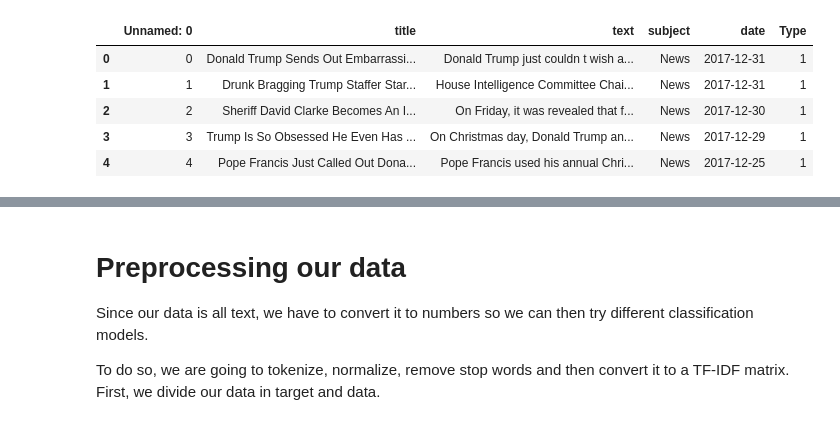
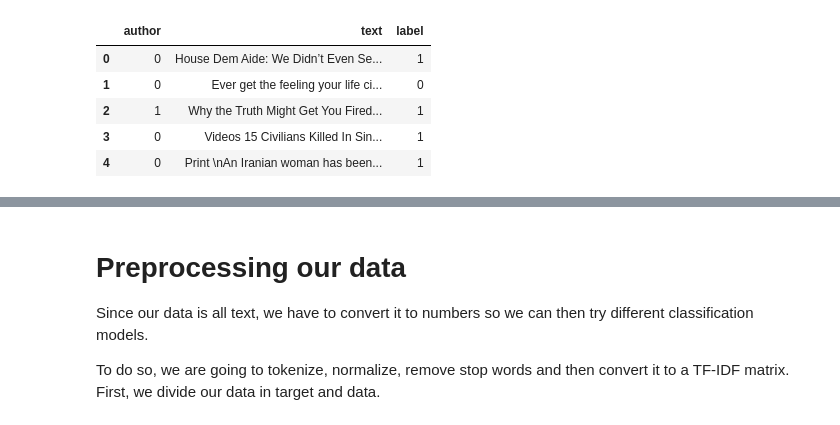
Before and after one commit to paulabarge-zz/final-project-NLP-fake-news, a Jupyter notebook: Preprocessing_Data.ipynb, the cells around one changed output, grey strips where cells are left out. Saved outputs shown, nothing was run; the diff lists cells and outputs as text; code cells hidden in the pictures.

```diff
--- a/Preprocessing_Data.ipynb
+++ b/Preprocessing_Data.ipynb
@@ -13,3 +47,6 @@ train_news = pd.read_csv('data/train_news.csv', index_col = False )
 # %%
-news = pd.read_csv('data/News.csv', index_col = False)
+df2 = pd.read_csv('data/clean_news_notitle.csv', index_col = False )
+# %%
+df1 = df1.drop(['Unnamed: 0'], axis=1).copy()
+df2 = df2.drop(['Unnamed: 0'], axis=1).copy()
 # %%
@@ -42,9 +61,9 @@ train_news
 # %%
-news.head()
+df2.head()
 # %% [output]
-|  | Unnamed: 0 | title | text | subject | date | Type |
-| 0 | 0 | Donald Trump Sends Out Embarrassi... | Donald Trump just couldn t wish a... | News | 2017-12-31 | 1 |
-| 1 | 1 | Drunk Bragging Trump Staffer Star... | House Intelligence Committee Chai... | News | 2017-12-31 | 1 |
-| 2 | 2 | Sheriff David Clarke Becomes An I... | On Friday, it was revealed that f... | News | 2017-12-30 | 1 |
-| 3 | 3 | Trump Is So Obsessed He Even Has ... | On Christmas day, Donald Trump an... | News | 2017-12-29 | 1 |
-| 4 | 4 | Pope Francis Just Called Out Dona... | Pope Francis used his annual Chri... | News | 2017-12-25 | 1 |
+|  | author | text | label |
+| 0 | 0 | House Dem Aide: We Didn’t Even Se... | 1 |
+| 1 | 0 | Ever get the feeling your life ci... | 0 |
+| 2 | 1 | Why the Truth Might Get You Fired... | 1 |
+| 3 | 0 | Videos 15 Civilians Killed In Sin... | 1 |
+| 4 | 0 | Print \nAn Iranian woman has been... | 1 |
```
Also changed, not shown: parts of 175 cells of this notebook, 5 other files.
